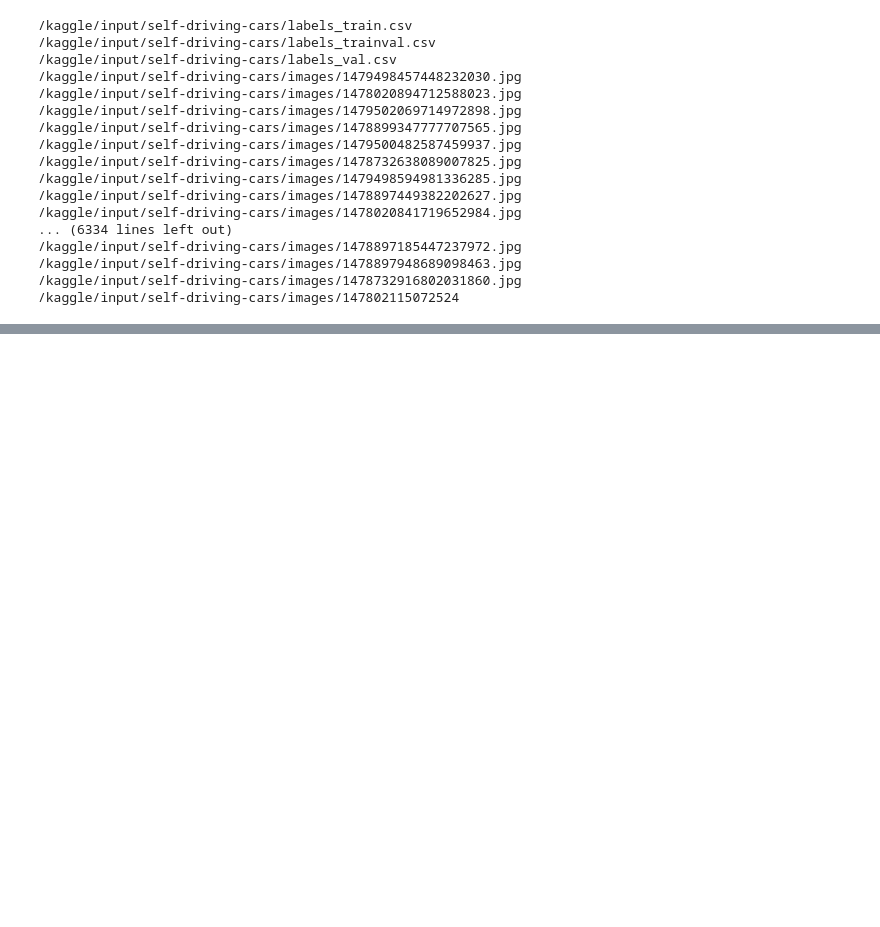
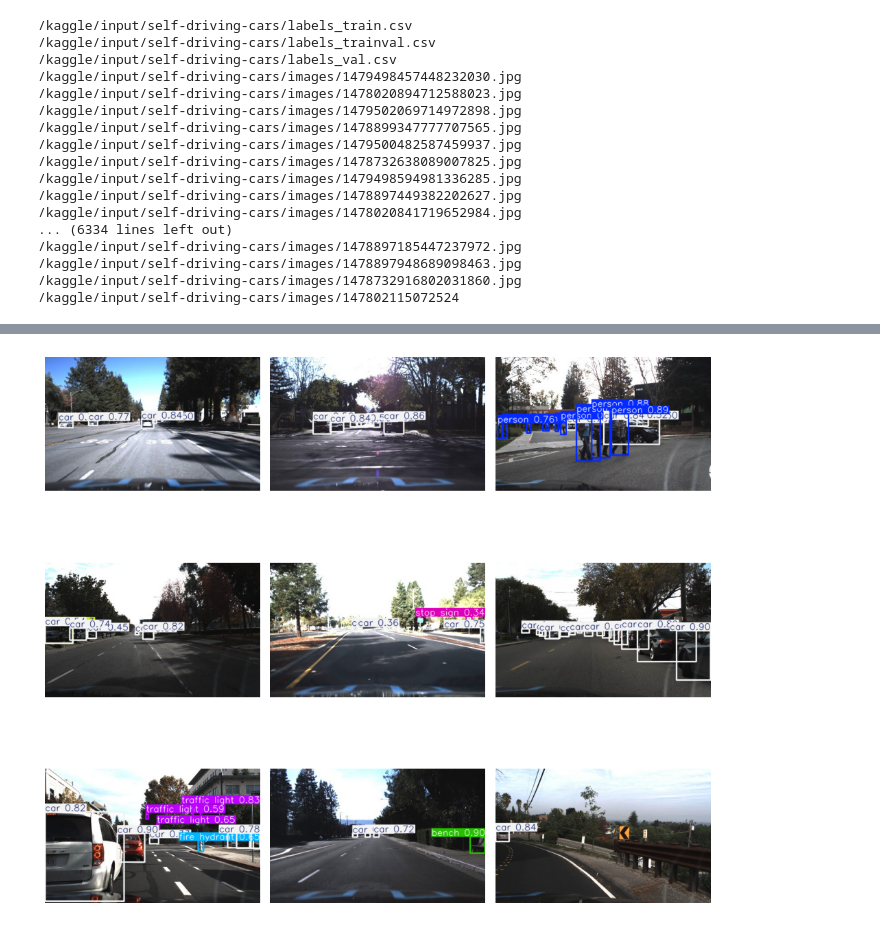
Before and after one commit to isaramadunika/Self_Driving_Cars_CNN, a Jupyter notebook: self-driving-cars-using-r-cnn-yolo.ipynb, the cells around one changed output, grey strips where cells are left out. Cells and saved outputs as stored; diff of their text form; code cells hidden in the pictures; blank space fills up the shorter version.

```diff
--- a/self-driving-cars-using-r-cnn-yolo.ipynb
+++ b/self-driving-cars-using-r-cnn-yolo.ipynb
@@ -26,0 +44,2 @@ for dirname, _, filenames in os.walk('/kaggle/input'):
+# %%
+yolo_model = YOLO('yolov8m.pt')
@@ -26,0 +61,21 @@ for dirname, _, filenames in os.walk('/kaggle/input'):
+# %%
+images = []
+for i in range(samples):
+    yolo_outputs = yolo_model.predict(random_img[i])
+    output = yolo_outputs[0]
+    box = output.boxes
+    names = output.names
+
+    for j in range(len(box)):
+
+        labels = names[box.cls[j].item()]
+        codi = box.xyxy[j].tolist()
+        conf = np.round(box.conf[j].item(), 2)
+
+        print(f'Object {j + 1} is: {labels}')
+        print(f'Coordinates are: {codi}')
+        print(f'Confidence is: {conf}')
+        print('***************************************')
+
+    # Store the image in the 'images' list
+    images.append(output.plot()[:, :, ::-1])
@@ -26,0 +100,10 @@ for dirname, _, filenames in os.walk('/kaggle/input'):
+# %%
+plt.figure(figsize=(10,10))
+for i, img in enumerate(images):
+    plt.subplot(3,3,i+1)
+    plt.imshow(img)
+    plt.axis('off')
+plt.tight_layout()
+plt.show()
+# %% [output]
+[figure, added]
```
Also changed, not shown: parts of 7 cells of this notebook.
